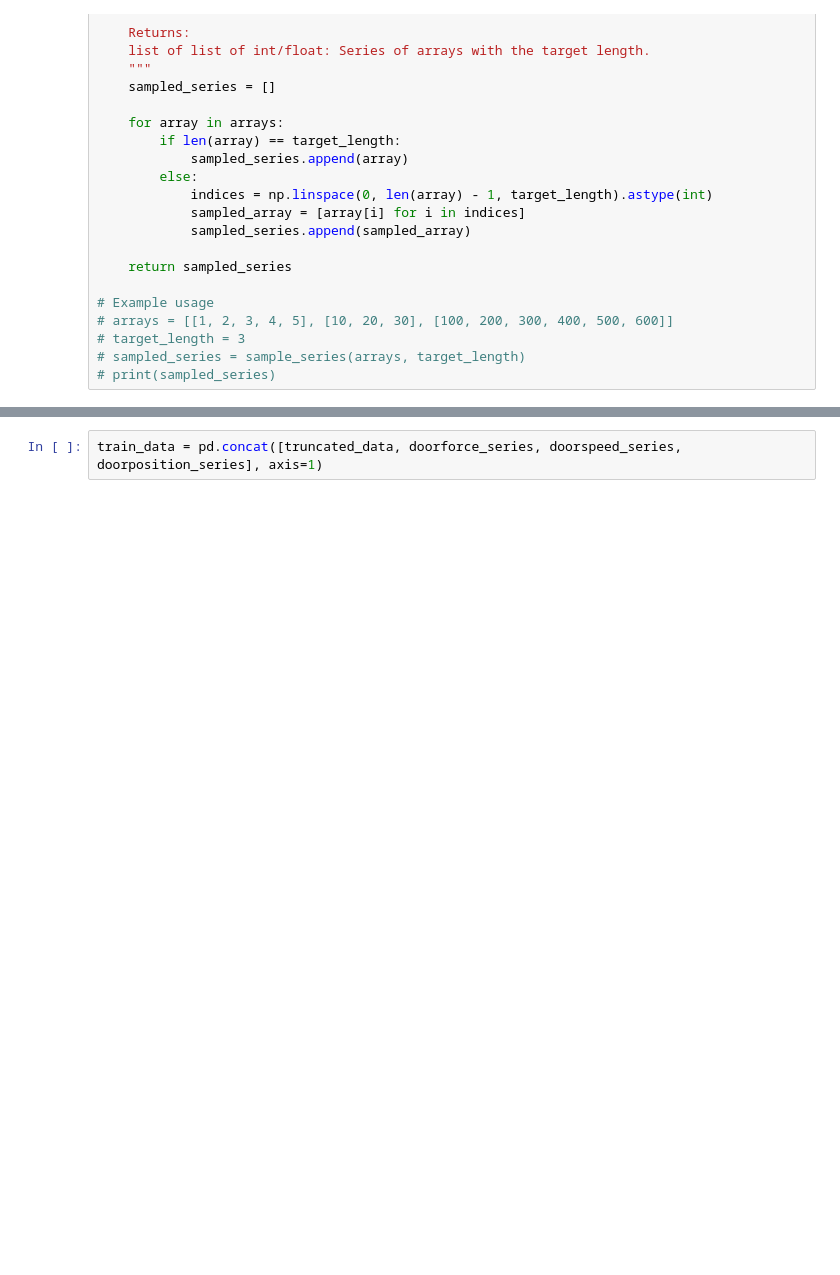
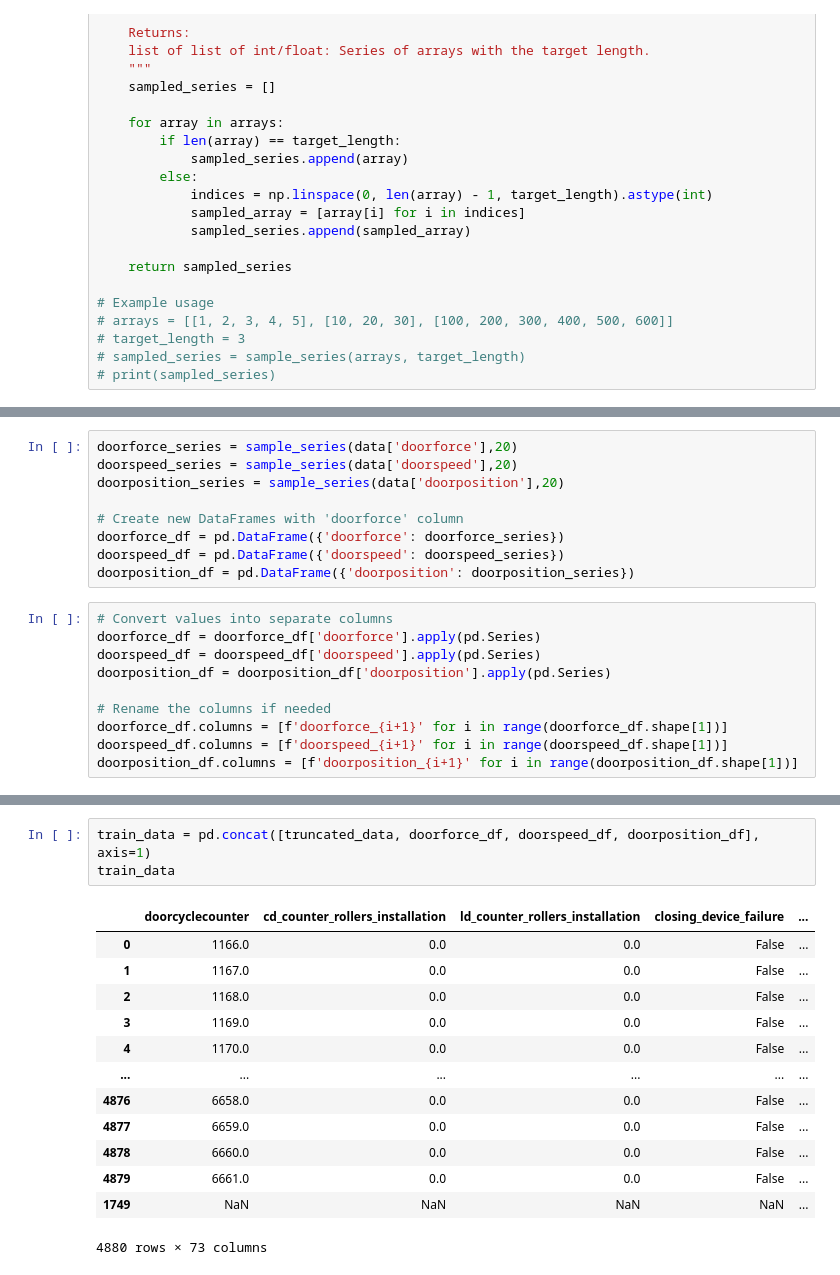
Before and after one commit to wagon-r/SyntheticDataGeneration, a Jupyter notebook: synthesization/CTGAN/preprocessing.ipynb, the cells around one changed output, grey strips where cells are left out. Saved outputs shown, nothing was run; the diff lists cells and outputs as text; blank space fills up the shorter version.

```diff
--- a/synthesization/CTGAN/preprocessing.ipynb
+++ b/synthesization/CTGAN/preprocessing.ipynb
@@ -221,3 +111,22 @@ doorforce_series
+# %%
+doorforce_series = sample_series(data['doorforce'],20)
+doorspeed_series = sample_series(data['doorspeed'],20)
+doorposition_series = sample_series(data['doorposition'],20)
+
+# Create new DataFrames with 'doorforce' column
+doorforce_df = pd.DataFrame({'doorforce': doorforce_series})
+doorspeed_df = pd.DataFrame({'doorspeed': doorspeed_series})
+doorposition_df = pd.DataFrame({'doorposition': doorposition_series})
+# %%
+# Convert values into separate columns
+doorforce_df = doorforce_df['doorforce'].apply(pd.Series)
+doorspeed_df = doorspeed_df['doorspeed'].apply(pd.Series)
+doorposition_df = doorposition_df['doorposition'].apply(pd.Series)
+
+# Rename the columns if needed
+doorforce_df.columns = [f'doorforce_{i+1}' for i in range(doorforce_df.shape[1])]
+doorspeed_df.columns = [f'doorspeed_{i+1}' for i in range(doorspeed_df.shape[1])]
+doorposition_df.columns = [f'doorposition_{i+1}' for i in range(doorposition_df.shape[1])]
 # %%
 
 truncated_data = data.copy()
@@ -226,2 +149,17 @@ truncated_data
 # %%
-train_data = pd.concat([truncated_data, doorforce_series, doorspeed_series, doorposition_series], axis=1)
+train_data = pd.concat([truncated_data, doorforce_df, doorspeed_df, doorposition_df], axis=1)
+train_data
+# %% [output]
+|  | doorcyclecounter | cd_counter_rollers_installation | ld_counter_rollers_installation | closing_device_failure | ... |
+| 0 | 1166.0 | 0.0 | 0.0 | False | ... |
+| 1 | 1167.0 | 0.0 | 0.0 | False | ... |
+| 2 | 1168.0 | 0.0 | 0.0 | False | ... |
+| 3 | 1169.0 | 0.0 | 0.0 | False | ... |
+| 4 | 1170.0 | 0.0 | 0.0 | False | ... |
+| ... | ... | ... | ... | ... | ... |
+| 4876 | 6658.0 | 0.0 | 0.0 | False | ... |
+| 4877 | 6659.0 | 0.0 | 0.0 | False | ... |
+| 4878 | 6660.0 | 0.0 | 0.0 | False | ... |
+| 4879 | 6661.0 | 0.0 | 0.0 | False | ... |
+| 1749 | NaN | NaN | NaN | NaN | ... |
+4880 rows × 73 columns
```
Also changed, not shown: parts of 17 cells of this notebook, 2 other files.
